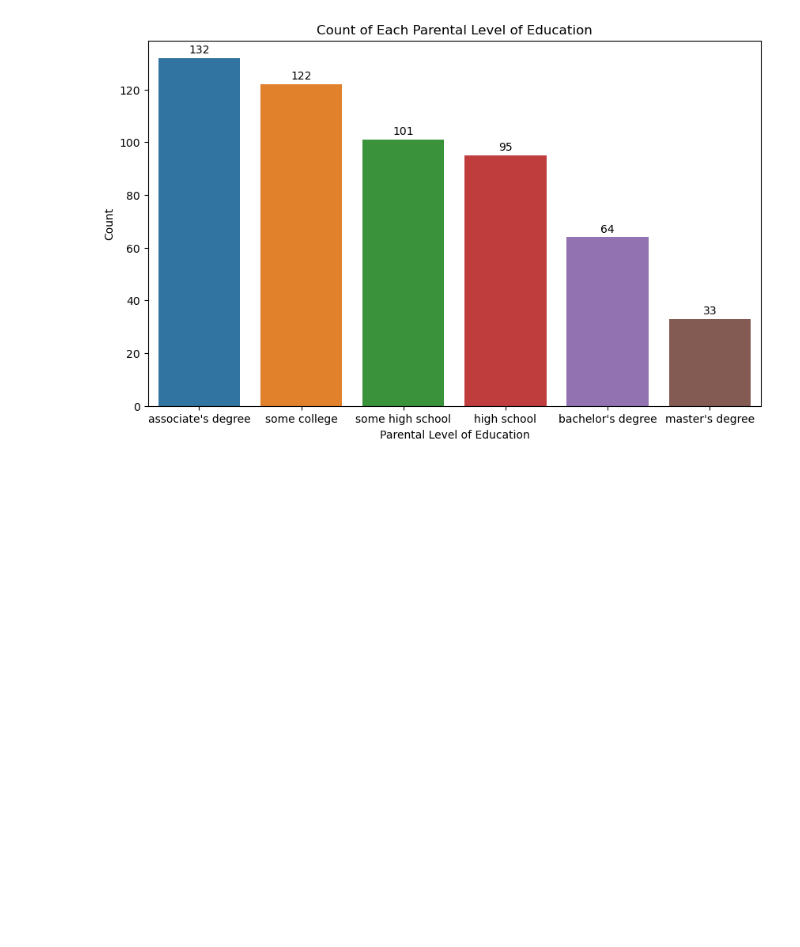
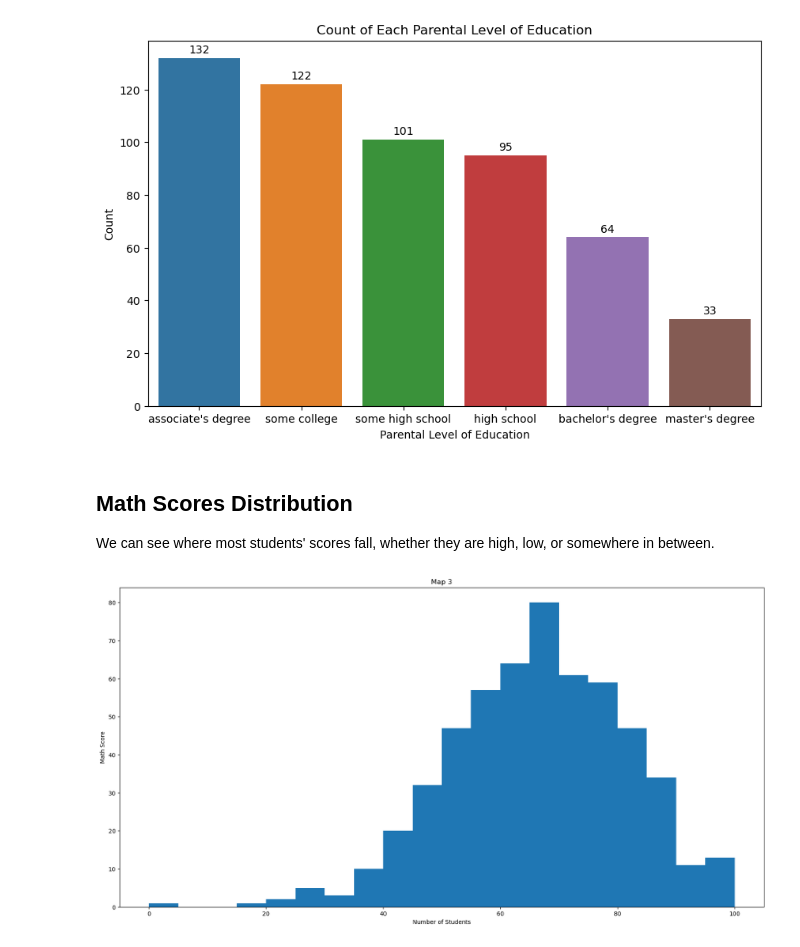
Before and after one commit to BHARATH7654/Interactive-Data, a Jupyter notebook: Student Performance.ipynb, the cells around one changed output. Cells and saved outputs as stored; diff of their text form; code cells hidden in the pictures; blank space fills up the shorter version.

```diff
--- a/Student Performance.ipynb
+++ b/Student Performance.ipynb
@@ -78,3 +119,16 @@ for index, value in enumerate(education_counts.values):
 plt.show()
 # %% [output]
 [figure]
+# %% [markdown]
+## Math Scores Distribution
+
+We can see where most students' scores fall, whether they are high, low, or somewhere in between.
+# %%
+y = df['math score']
+plt.xlabel('Number of Students')
+plt.ylabel('Math Score')
+plt.title('Map 3')
+plt.hist(y, bins=20)
+plt.show()
+# %% [output]
+[figure, added]
```
Also changed, not shown: parts of 12 cells of this notebook.
